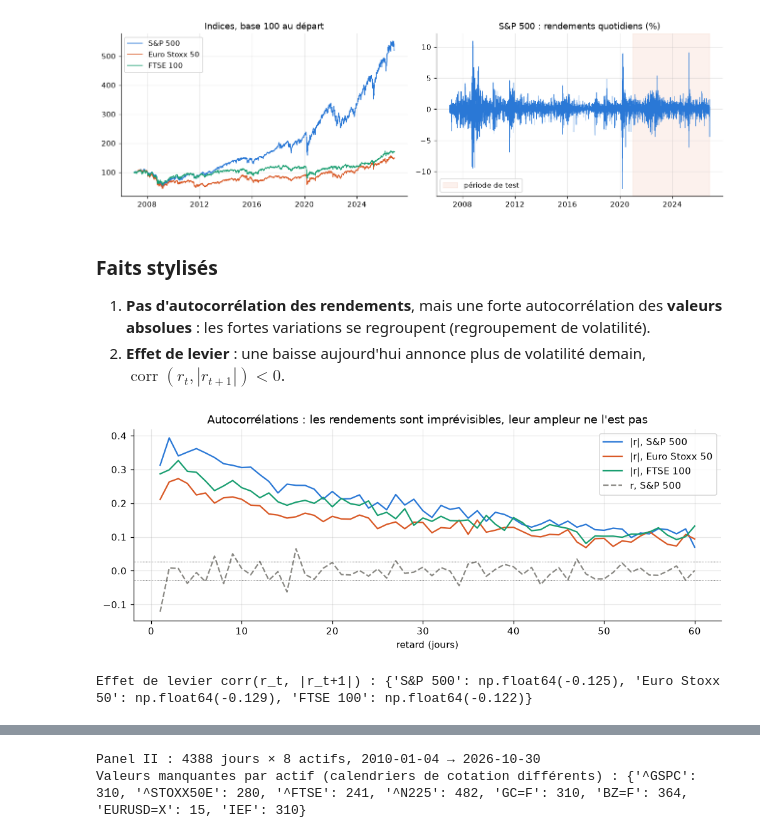
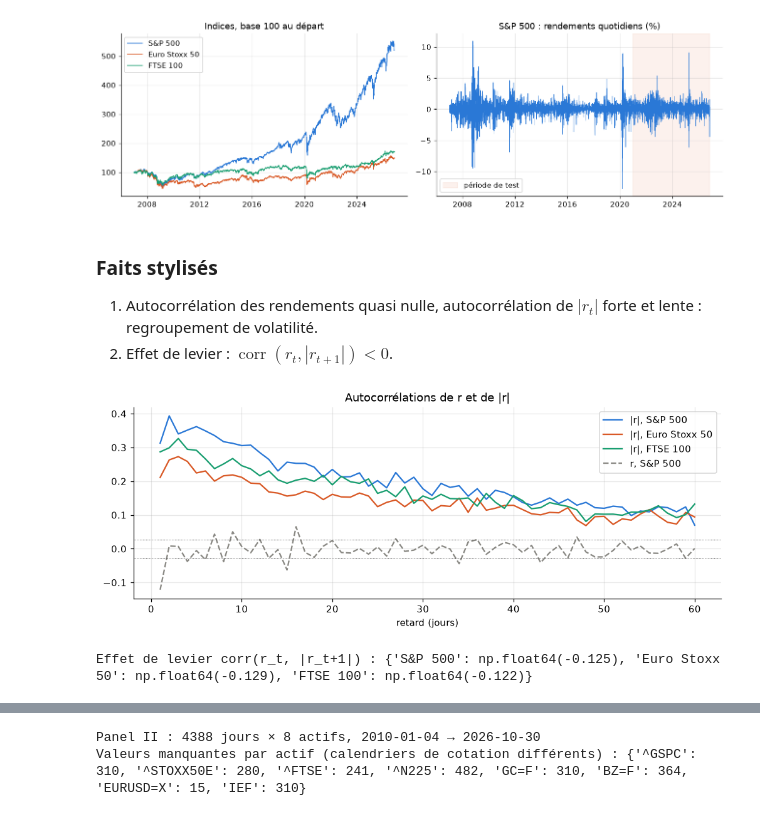
Before and after one commit to Ahmedbne/diffusion_volatilite, a Jupyter notebook: notebooks/diffusion_volatilite_A_a_Z.ipynb, the cells around one changed output, grey strips where cells are left out. Saved outputs shown, nothing was run; the diff lists cells and outputs as text; code cells hidden in the pictures.

```diff
--- a/notebooks/diffusion_volatilite_A_a_Z.ipynb
+++ b/notebooks/diffusion_volatilite_A_a_Z.ipynb
@@ -171,25 +174,24 @@ plt.tight_layout(); plt.show()
 # %% [markdown]
 ### Faits stylisés
 
-1. **Pas d'autocorrélation des rendements**, mais une forte autocorrélation des **valeurs absolues** : les fortes
-   variations se regroupent (regroupement de volatilité).
-2. **Effet de levier** : une baisse aujourd'hui annonce plus de volatilité demain, $\operatorname{corr}(r_t, |r_{t+1}|) < 0$.
+1. Autocorrélation des rendements quasi nulle, autocorrélation de $|r_t|$ forte et lente : regroupement de volatilité.
+2. Effet de levier : $\operatorname{corr}(r_t, |r_{t+1}|) < 0$.
 # %%
 def acf(x, nlags):
     x = np.asarray(x) - np.mean(x); d = np.dot(x, x)
     return np.array([np.dot(x[:-h], x[h:]) / d for h in range(1, nlags + 1)])
 
 L = 60
 fig, ax = plt.subplots(figsize=(11, 3.6))
 for k, c in zip(INDICES, [BLUE, ORANGE, GREEN]):
     ax.plot(range(1, L + 1), acf(np.abs(R[k]), L), color=c, label=f"|r|, {INDICES[k]}")
 ax.plot(range(1, L + 1), acf(R["SP500"], L), color=GREY, ls="--", label="r, S&P 500")
 ax.axhline(1.96 / np.sqrt(len(R["SP500"])), color="k", lw=.6, ls=":"); ax.axhline(-1.96 / np.sqrt(len(R["SP500"])), color="k", lw=.6, ls=":")
-ax.set_xlabel("retard (jours)"); ax.set_title("Autocorrélations : les rendements sont imprévisibles, leur ampleur ne l'est pas"); ax.legend()
+ax.set_xlabel("retard (jours)"); ax.set_title("Autocorrélations de r et de |r|"); ax.legend()
 plt.show()
 
 lev = {INDICES[k]: np.corrcoef(R[k].values[:-1], np.abs(R[k].values[1:]))[0, 1] for k in INDICES}
 print("Effet de levier corr(r_t, |r_t+1|) :", {k: round(v, 3) for k, v in lev.items()})
 # %% [output]
-[figure, old version]
+[figure, new version]
 Effet de levier corr(r_t, |r_t+1|) : {'S&P 500': np.float64(-0.125), 'Euro Stoxx 50': np.float64(-0.129), 'FTSE 100': np.float64(-0.122)}
```
Also changed, not shown: parts of 43 cells of this notebook, 21 other files.
